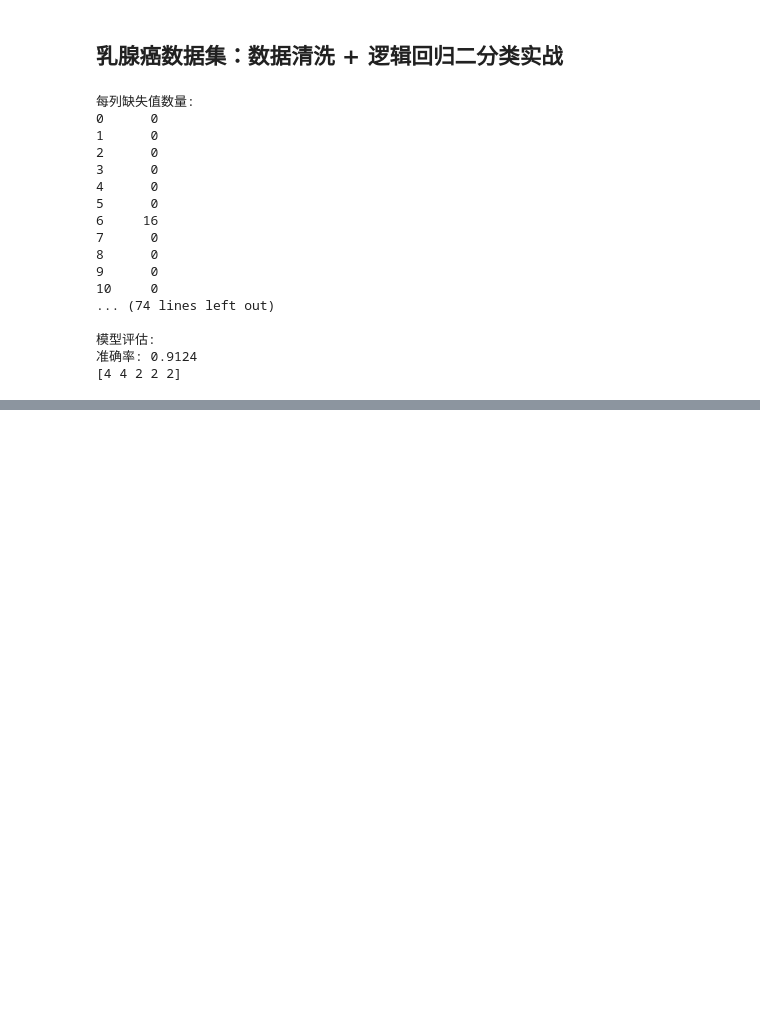
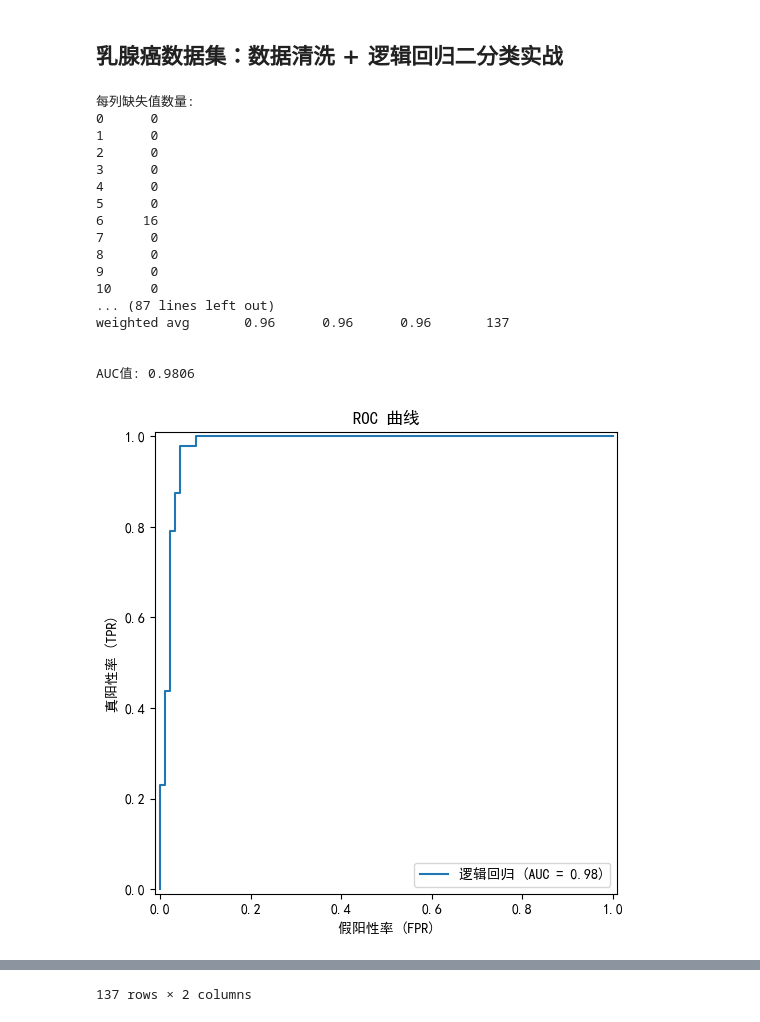
Before and after one commit to lisirui-ai/MachineLearning, a Jupyter notebook: 3、regression_algorithm.ipynb, the cells around one changed output, grey strips where cells are left out. Saved outputs shown, nothing was run; the diff lists cells and outputs as text; code cells hidden in the pictures; blank space fills up the shorter version.

```diff
--- a/3、regression_algorithm.ipynb
+++ b/3、regression_algorithm.ipynb
@@ -521,7 +482,7 @@ import pandas as pd   # 数据处理
 import numpy as np    # 数值计算
 
 # ── 1. 读取数据并处理缺失值 ───────────────────────────────────────────────
-df = pd.read_csv('data/breast-cancer-wisconsin.csv', header=None)  # header=None：第一行也是数据而非列名
+df = pd.read_csv('data/breast-cancer-wisconsin.csv', header=None)  # header=None 的作用是告诉 read_csv 不将文件的第一行当作列名，而是全部作为数据读取。适用于原文件不含列名或首行即为数据的情况。
 
 df = df.replace('?', np.nan)  # 原始数据用 '?' 表示缺失；替换为 np.nan 使 pandas 识别为缺失值
 
@@ -564,45 +525,96 @@ y = df_clean['Class']                         # 标签列；类型 Series，值
 # ── 5. 划分训练集 / 测试集 ────────────────────────────────────────────────
 from sklearn.model_selection import train_test_split  # 导入划分工具
 
-# test_size=0.2：20% 为测试集；random_state=42：固定随机种子保证可复现
-X_train, X_test, y_train, y_test = train_test_split(X, y, test_size=0.2, random_state=42)  # 返回 4 个对象
+# test_size=0.2：20% 为测试集；random_state=42：固定随机种子保证可复现；stratify=y 添加分层抽样
+X_train, X_test, y_train, y_test = train_test_split(X, y, test_size=0.2, random_state=42, stratify=y)
 
 print(f'\n训练集大小: {X_train.shape}')   # 打印训练集 (行数, 列数)
 print(f'测试集大小: {X_test.shape}')      # 打印测试集 (行数, 列数)
 
 # ── 6. 初始化并训练逻辑回归模型 ────────────────────────────────────────────
 from sklearn.linear_model import LogisticRegression                                         # 逻辑回归分类器
-from sklearn.metrics import accuracy_score, classification_report, confusion_matrix, roc_curve, auc  # 评估工具
+from sklearn.metrics import accuracy_score, classification_report, confusion_matrix, roc_curve, auc, RocCurveDisplay  # 评估工具：ROC曲线计算、AUC、可视化展示等
 
-# C：正则化强度的倒数，C 越小正则化越强；penalty='l2'：L2 正则；solver='liblinear'：适合小数据集
-model = LogisticRegression(C=0.1, penalty='l2', solver='liblinear', max_iter=1000)  # 初始化逻辑回归
+# LogisticRegression常用超参数说明：
+# C: 正则化项系数的倒数；C 越小正则越强，C 越大模型越趋近无正则；默认 1.0
+# penalty: 已在 sklearn 1.8 中弃用，将于 1.10 删除；正则类型改由 l1_ratio 控制（见下方）
+# l1_ratio: 正则类型控制参数（仅当 solver='saga' 时有效）；
+#           l1_ratio=0   → 纯 L2 正则（等价于旧 penalty='l2'）
+#           l1_ratio=1   → 纯 L1 正则（等价于旧 penalty='l1'）
+#           0 < l1_ratio < 1 → Elastic Net（旧需显式设置 penalty='elasticnet'）
+#           不传此参数时 solver 默认使用 L2
+# solver: 优化算法；'liblinear' 适合小数据集且支持 L1/L2；'lbfgs' 适合大多数情况但只支持 L2；'saga' 支持 L1/L2/Elastic Net 且适合大数据
+# max_iter: 最大迭代次数；默认 100；数据量大或收敛慢时建议调大，不收敛会抛出 ConvergenceWarning
+# tol: 收敛阙值；默认 1e-4；设定越小拟合越精细，但训练时间变长
+# random_state: 随机种子，整型；固定后可保证实验结果可复现
+model = LogisticRegression(
+    C=0.1,                # 正则化强度的倒数；C 越小正则越强，C 越大模型越趋近无正则（默认1.0）
+    solver='liblinear',   # 优化算法：适合小数据集，支持 L1/L2 正则，不支持 elasticnet
+    max_iter=1000         # 最大迭代次数；若不收敛会抛出 ConvergenceWarning，可适当增大
+)  # 初始化逻辑回归模型（可根据需求调整超参数）
 
 model.fit(X_train, y_train)   # 用坐标下降法拟合逻辑回归参数；返回已拟合的模型自身
 
 # ── 7. 预测与评估 ─────────────────────────────────────────────────────────
 y_pred      = model.predict(X_test)       # 硬分类预测；返回 ndarray，值为 2（良性）或 4（恶性）
 y_pred_prob = model.predict_proba(X_test)  # 软分类预测；返回 ndarray，形状 (n_samples, 2)，每行为各类概率
+# 计算混淆矩阵并输出
+cm = confusion_matrix(y_test, y_pred)  # 得到混淆矩阵
+print('\n混淆矩阵:')                   # 打印标题
+print(cm)                              # 打印混淆矩阵数组
+print("\n分类报告：\n", classification_report(y_test, y_pred))  # 打印精确率、召回率、F1等分类指标
 
+# 由于标签值为2和4，为了兼容ROC/AUC计算，需要转为二值标签（以4为正类，即“恶性”）
+import numpy as np
+y_test_bin = (y_test == 4).astype(int)      # y_test中，等于4的变为1，其余为0。即恶性为1，良性为0
+y_pred_prob_bin = y_pred_prob[:, 1]         # 取预测“恶性”类的概率（第二列）
+
+# 计算并绘制ROC曲线
+fpr, tpr, thresholds = roc_curve(y_test_bin, y_pred_prob_bin)  # 计算FPR、TPR、阈值
+roc_auc = auc(fpr, tpr)                                  # 计算AUC值
+print(f'\nAUC值: {roc_auc:.4f}')                         # 打印AUC值
+
+# 使用 RocCurveDisplay 绘制 ROC 曲线（sklearn 原生可视化工具）
+import matplotlib.pyplot as plt
+fig, ax = plt.subplots(figsize=(10, 6))                              # 创建画布与坐标轴，figsize 单位英寸；返回 (Figure, Axes) 元组
+disp = RocCurveDisplay(fpr=fpr, tpr=tpr, roc_auc=roc_auc,
+                       name='逻辑回归')   # 用已计算的 fpr/tpr/auc 构建显示对象；fpr/tpr 为 ndarray，roc_auc 为 float
+disp.plot(ax=ax)                                                     # 在指定坐标轴上绘制；自动添加对角参考线和图例
+ax.set_title('ROC 曲线')                                   # 设置图标题
+ax.set_xlabel('假阳性率 (FPR)')                    # X 轴标签
+ax.set_ylabel('真阳性率 (TPR)')                    # Y 轴标签
+%matplotlib inline
+# Jupyter 魔法命令：使 matplotlib 图形直接内联显示在 notebook 单元格输出区，无需弹出独立窗口
+plt.show()                                                           # 显示图形
+
+# 模型整体评估输出
 print('\n模型评估:')                                             # 打印标题
-print(f'准确率: {accuracy_score(y_test, y_pred):.4f}')  # 准确率 = 预测正确样本数 / 总样本数；返回 float
+print(f'准确率: {accuracy_score(y_test, y_pred):.4f}')           # 输出准确率（预测正确/总数）
+print("前5条预测标签：", y_pred[0:5])                            # 打印前5个测试集预测标签验证格式
+print("\n回归系数（coef_）：")                                   # 打印标题
+print(model.coef_)                                               # 打印各特征回归系数（二维数组：1×特征数）
+print("\n截距（intercept_）：")                                  # 打印标题
+print(model.intercept_)                                          # 打印截距项
 
-print(y_pred[0:5])  # 打印前 5 条预测标签（2 或 4），快速验证输出格式
-y_pred_prob         # 显示概率矩阵；Jupyter 最后一行自动渲染为表格
+import pandas as pd
+print("测试集上样本的分类概率预测表")
+pd.DataFrame(y_pred_prob, columns=['良性', '恶性'])               # 输出各测试样本的概率预测表（良性/恶性各概率）
 # %% [output]
 每列缺失值数量:
 0      0
 1      0
 2      0
 3      0
 4      0
 5      0
 6     16
 7      0
 8      0
 9      0
 10     0
-... (74 lines left out)
+... (87 lines left out)
+weighted avg       0.96      0.96      0.96       137
 
-模型评估:
-准确率: 0.9124
-[4 4 2 2 2]
+
+AUC值: 0.9806
+[figure, added]
@@ -625,0 +644 @@ array([[4.50691460e-02, 9.54930854e-01],
+137 rows × 2 columns
```
Also changed, not shown: parts of 7 cells of this notebook.
